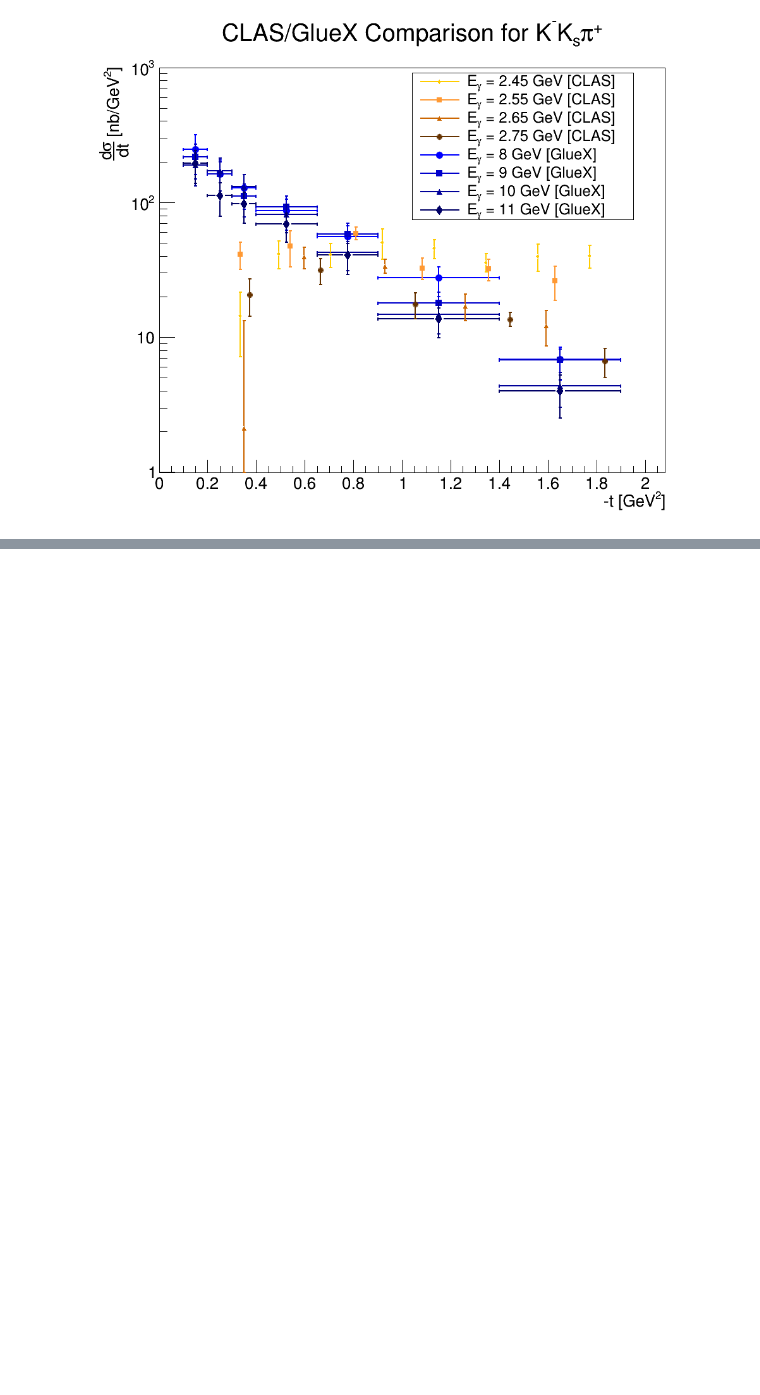
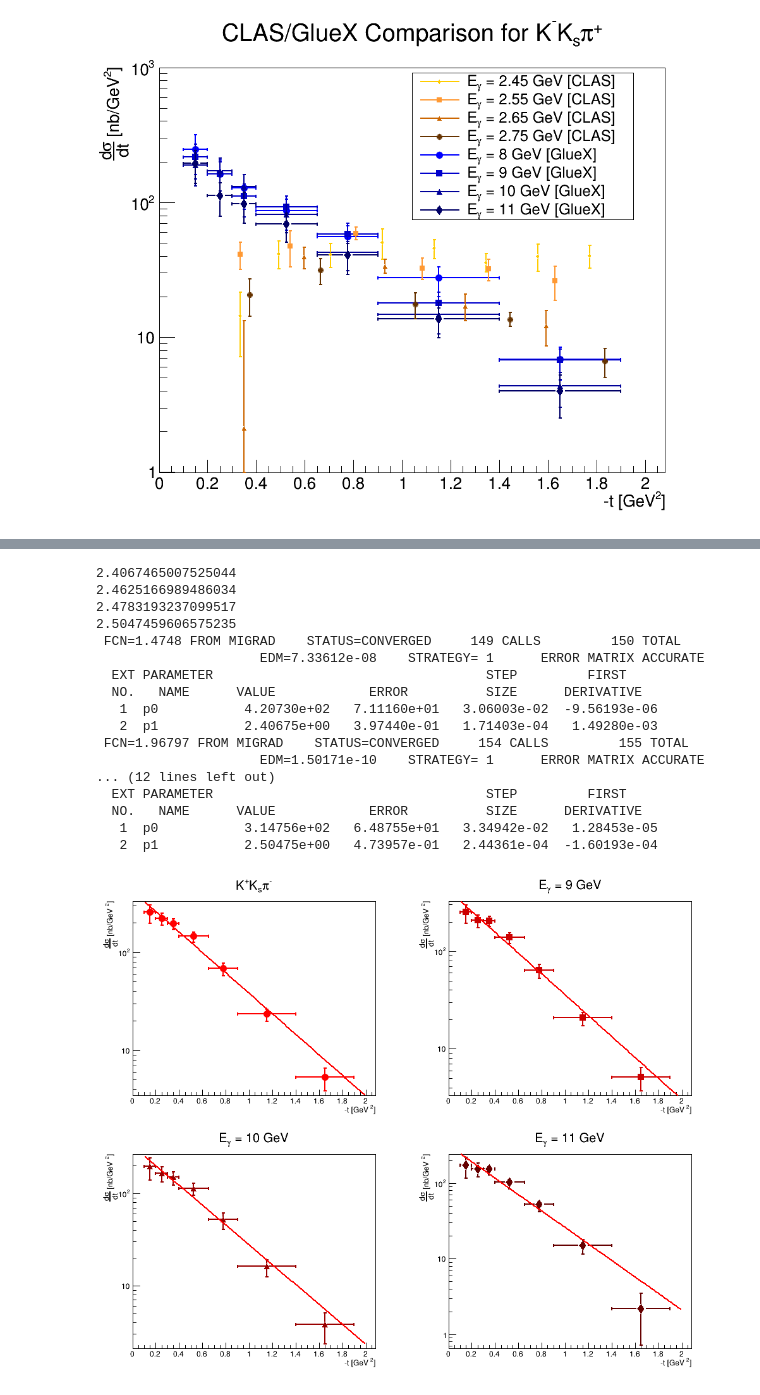
Before and after one commit to tylerviducic/gluex, a Jupyter notebook: scripts/crosssection/draw_cross_section_pol2_sys_errors.ipynb, the cells around one changed output, grey strips where cells are left out. Cells and saved outputs as stored; diff of their text form; code cells hidden in the pictures; blank space fills up the shorter version.

```diff
--- a/scripts/crosssection/draw_cross_section_pol2_sys_errors.ipynb
+++ b/scripts/crosssection/draw_cross_section_pol2_sys_errors.ipynb
@@ -280,0 +315,33 @@ c.Draw()
+# %%
+c.Clear()
+c.Divide(2,2)
+
+for i, graph in enumerate(pimkpks_graphs):
+    c.cd(i+1)
+    ROOT.gPad.SetLogy()
+    func = ROOT.TF1('pimkpks_fit', '[0]*exp(-[1]*x)', 0.1, 2.0)
+    graph.Fit(func, 'R')
+    graph.Draw('AP')
+    func.Draw('same')
+    print(func.GetParameter(1))
+    c.Update()
+c.Draw()
+# %% [output]
+2.4067465007525044
+2.4625166989486034
+2.4783193237099517
+2.5047459606575235
+ FCN=1.4748 FROM MIGRAD    STATUS=CONVERGED     149 CALLS         150 TOTAL
+                     EDM=7.33612e-08    STRATEGY= 1      ERROR MATRIX ACCURATE
+  EXT PARAMETER                                   STEP         FIRST
+  NO.   NAME      VALUE            ERROR          SIZE      DERIVATIVE
+   1  p0           4.20730e+02   7.11160e+01   3.06003e-02  -9.56193e-06
+   2  p1           2.40675e+00   3.97440e-01   1.71403e-04   1.49280e-03
+ FCN=1.96797 FROM MIGRAD    STATUS=CONVERGED     154 CALLS         155 TOTAL
+                     EDM=1.50171e-10    STRATEGY= 1      ERROR MATRIX ACCURATE
+... (12 lines left out)
+  EXT PARAMETER                                   STEP         FIRST
+  NO.   NAME      VALUE            ERROR          SIZE      DERIVATIVE
+   1  p0           3.14756e+02   6.48755e+01   3.34942e-02   1.28453e-05
+   2  p1           2.50475e+00   4.73957e-01   2.44361e-04  -1.60193e-04
+[figure, added]
```
Also changed, not shown: parts of 4 cells of this notebook, 5 other files.
